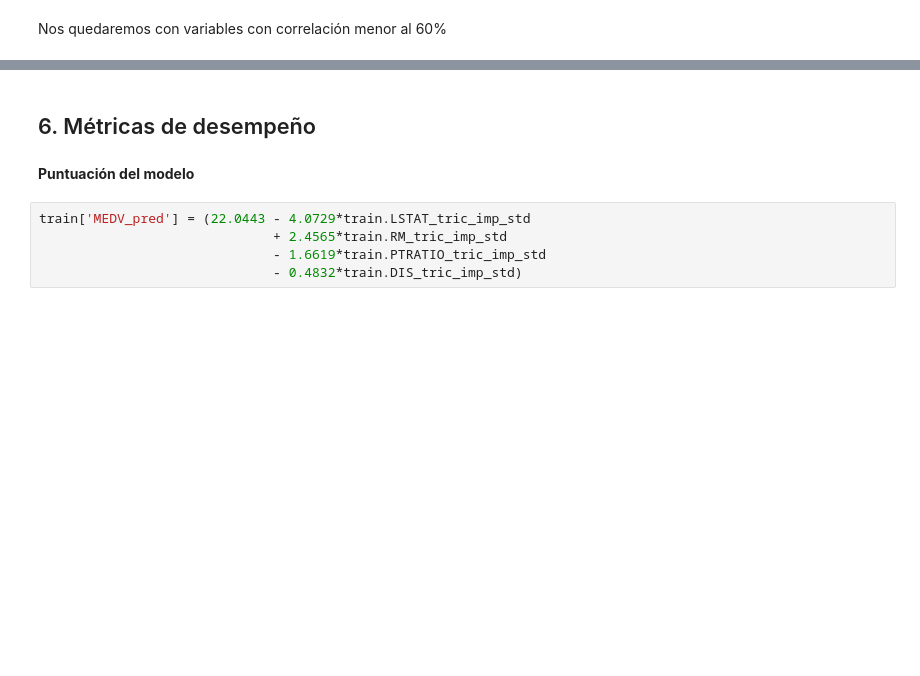
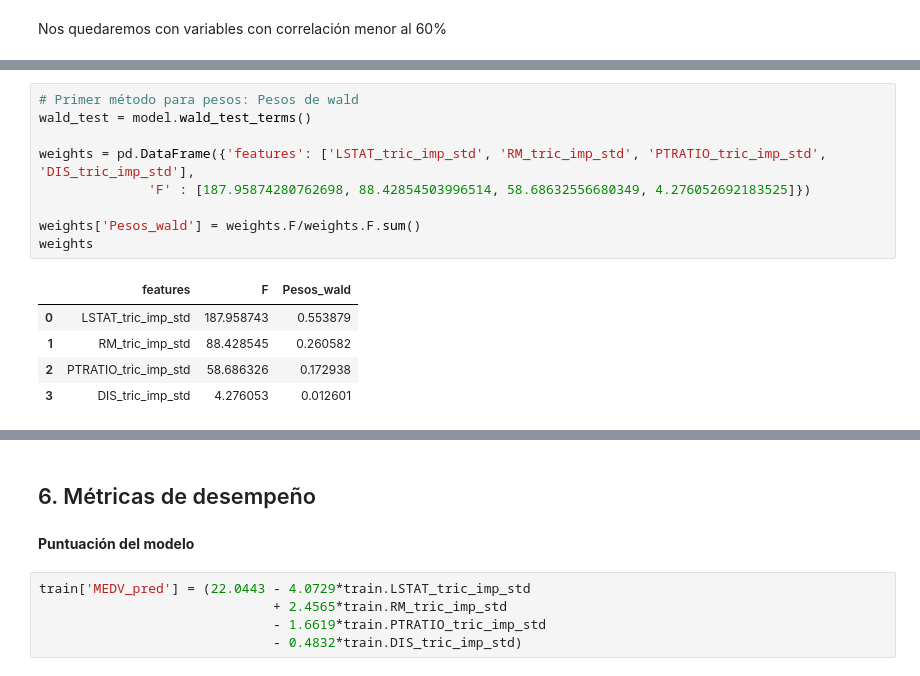
Before and after one commit to JCaballerot/Machine-Learning-Program, a Jupyter notebook: Supervised_models/Linear_regression/Lab_Boston_Housing_v2.ipynb, the cells around one changed output, grey strips where cells are left out. Cells and saved outputs as stored; diff of their text form; blank space fills up the shorter version.

```diff
--- a/Supervised_models/Linear_regression/Lab_Boston_Housing_v2.ipynb
+++ b/Supervised_models/Linear_regression/Lab_Boston_Housing_v2.ipynb
@@ -611,0 +707,15 @@ print(model.summary())
+# %%
+# Primer método para pesos: Pesos de wald
+wald_test = model.wald_test_terms()
+
+weights = pd.DataFrame({'features': ['LSTAT_tric_imp_std', 'RM_tric_imp_std', 'PTRATIO_tric_imp_std', 'DIS_tric_imp_std'],
+              'F' : [187.95874280762698, 88.42854503996514, 58.68632556680349, 4.276052692183525]})
+
+weights['Pesos_wald'] = weights.F/weights.F.sum()
+weights
+# %% [output]
+|  | features | F | Pesos_wald |
+| 0 | LSTAT_tric_imp_std | 187.958743 | 0.553879 |
+| 1 | RM_tric_imp_std | 88.428545 | 0.260582 |
+| 2 | PTRATIO_tric_imp_std | 58.686326 | 0.172938 |
+| 3 | DIS_tric_imp_std | 4.276053 | 0.012601 |
```
Also changed, not shown: parts of 10 cells of this notebook.
